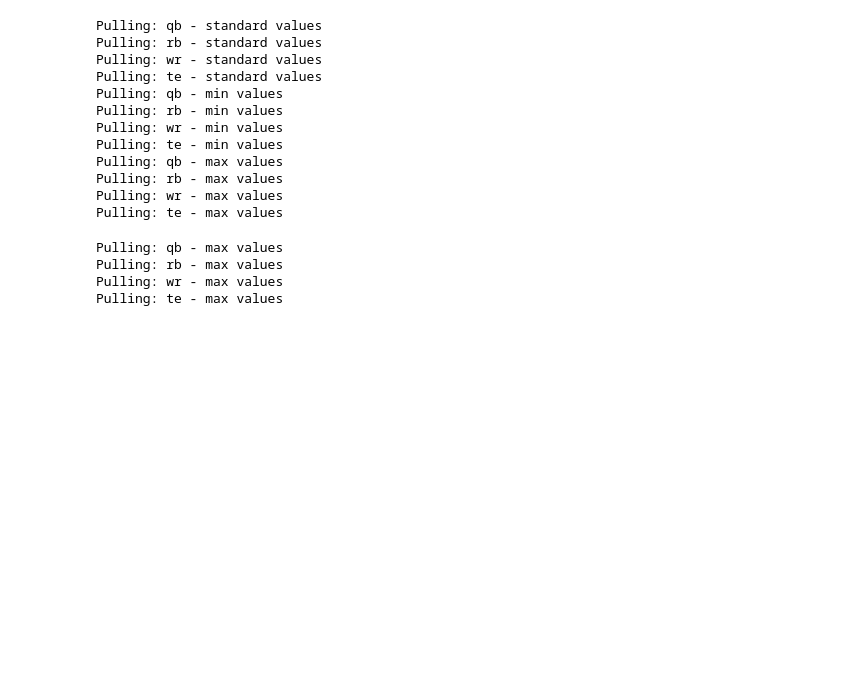
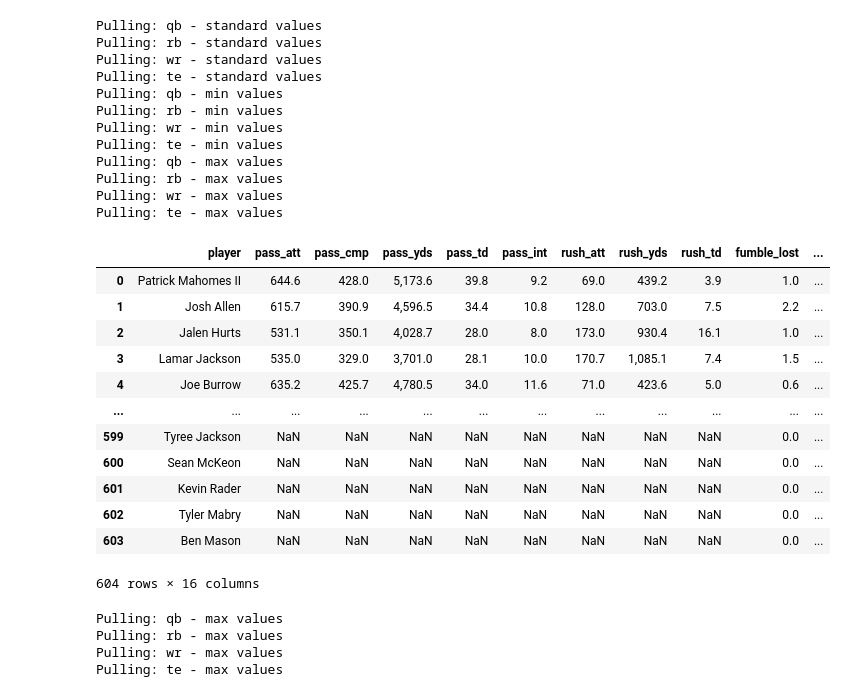
Before and after one commit to Saurabh1975/ffb-streamlit, a Jupyter notebook: ffb-streamlit-sandbox.ipynb, the cells around one changed output. Drawn from its saved outputs; the diff is of its cells as text; code cells hidden in the pictures; blank space fills up the shorter version.

```diff
--- a/ffb-streamlit-sandbox.ipynb
+++ b/ffb-streamlit-sandbox.ipynb
@@ -209,6 +214,22 @@ Pulling: qb - max values
 Pulling: rb - max values
 Pulling: wr - max values
 Pulling: te - max values
+# %%
+df_proj
+# %% [output]
+|  | player | pass_att | pass_cmp | pass_yds | pass_td | pass_int | rush_att | rush_yds | rush_td | fumble_lost | ... |
+| 0 | Patrick Mahomes II | 644.6 | 428.0 | 5,173.6 | 39.8 | 9.2 | 69.0 | 439.2 | 3.9 | 1.0 | ... |
+| 1 | Josh Allen | 615.7 | 390.9 | 4,596.5 | 34.4 | 10.8 | 128.0 | 703.0 | 7.5 | 2.2 | ... |
+| 2 | Jalen Hurts | 531.1 | 350.1 | 4,028.7 | 28.0 | 8.0 | 173.0 | 930.4 | 16.1 | 1.0 | ... |
+| 3 | Lamar Jackson | 535.0 | 329.0 | 3,701.0 | 28.1 | 10.0 | 170.7 | 1,085.1 | 7.4 | 1.5 | ... |
+| 4 | Joe Burrow | 635.2 | 425.7 | 4,780.5 | 34.0 | 11.6 | 71.0 | 423.6 | 5.0 | 0.6 | ... |
+| ... | ... | ... | ... | ... | ... | ... | ... | ... | ... | ... | ... |
+| 599 | Tyree Jackson | NaN | NaN | NaN | NaN | NaN | NaN | NaN | NaN | 0.0 | ... |
+| 600 | Sean McKeon | NaN | NaN | NaN | NaN | NaN | NaN | NaN | NaN | 0.0 | ... |
+| 601 | Kevin Rader | NaN | NaN | NaN | NaN | NaN | NaN | NaN | NaN | 0.0 | ... |
+| 602 | Tyler Mabry | NaN | NaN | NaN | NaN | NaN | NaN | NaN | NaN | 0.0 | ... |
+| 603 | Ben Mason | NaN | NaN | NaN | NaN | NaN | NaN | NaN | NaN | 0.0 | ... |
+604 rows × 16 columns
 # %%
 
 #Ceiling
```
Also changed, not shown: parts of 5 cells of this notebook, 4 other files.
